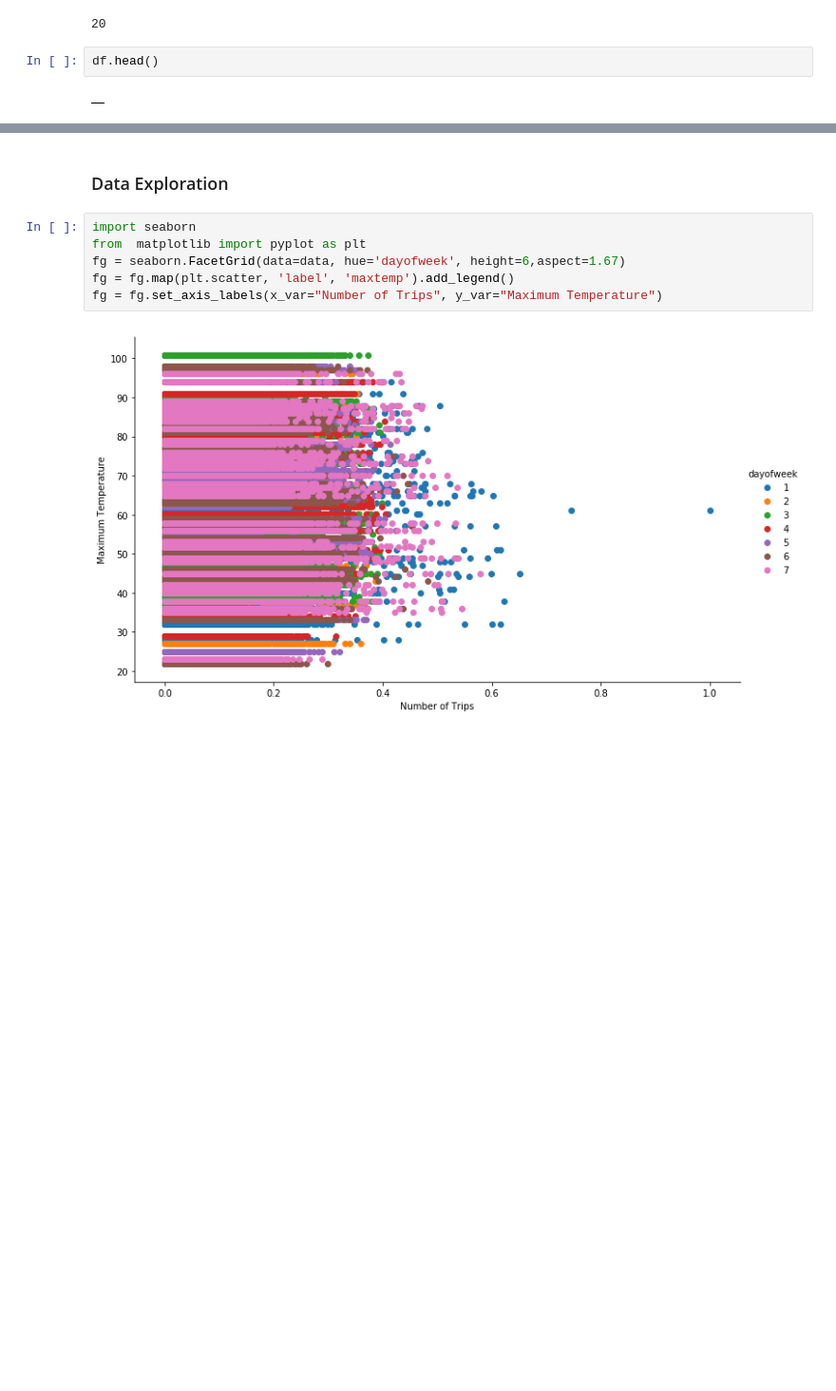
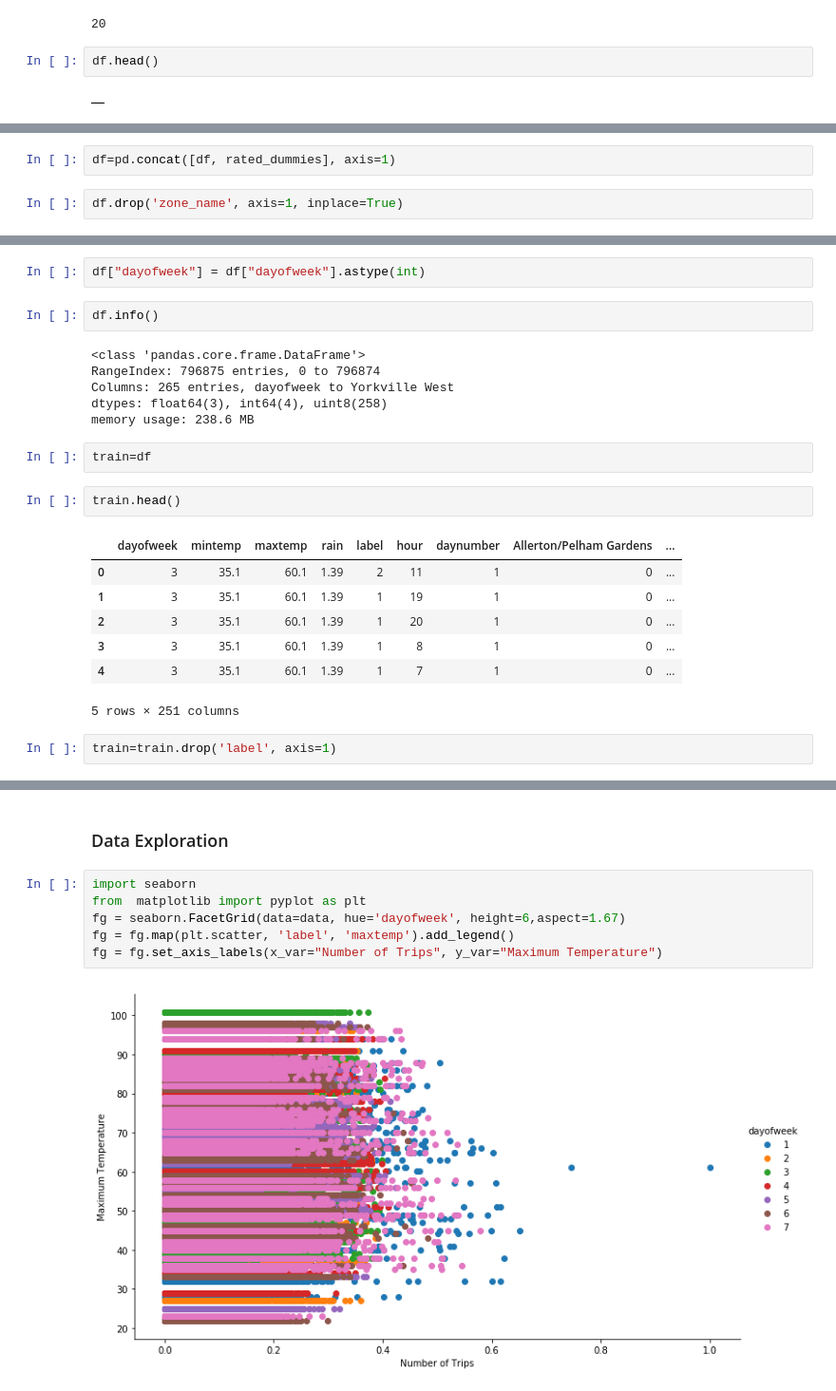
Before and after one commit to ssrbazpur/Data-Science-Starting-Kit, a Jupyter notebook: Using_BQML_to_make_predictions.ipynb, the cells around one changed output, grey strips where cells are left out. Shown: that part at 95% size. Drawn from its saved outputs; the diff is of its cells as text; blank space fills up the shorter version.

```diff
--- a/Using_BQML_to_make_predictions.ipynb
+++ b/Using_BQML_to_make_predictions.ipynb
@@ -192,0 +161,4 @@ Successfully installed dask-glm-0.2.0 dask-ml-0.13.0 multipledispatch-0.6.0
+# %%
+df=pd.concat([df, rated_dummies], axis=1)
+# %%
+df.drop('zone_name', axis=1, inplace=True)
@@ -192,0 +177,24 @@ Successfully installed dask-glm-0.2.0 dask-ml-0.13.0 multipledispatch-0.6.0
+# %%
+df["dayofweek"] = df["dayofweek"].astype(int)
+# %%
+df.info()
+# %% [output]
+<class 'pandas.core.frame.DataFrame'>
+RangeIndex: 796875 entries, 0 to 796874
+Columns: 265 entries, dayofweek to Yorkville West
+dtypes: float64(3), int64(4), uint8(258)
+memory usage: 238.6 MB
+# %%
+train=df
+# %%
+train.head()
+# %% [output]
+|  | dayofweek | mintemp | maxtemp | rain | label | hour | daynumber | Allerton/Pelham Gardens | ... |
+| 0 | 3 | 35.1 | 60.1 | 1.39 | 2 | 11 | 1 | 0 | ... |
+| 1 | 3 | 35.1 | 60.1 | 1.39 | 1 | 19 | 1 | 0 | ... |
+| 2 | 3 | 35.1 | 60.1 | 1.39 | 1 | 20 | 1 | 0 | ... |
+| 3 | 3 | 35.1 | 60.1 | 1.39 | 1 | 8 | 1 | 0 | ... |
+| 4 | 3 | 35.1 | 60.1 | 1.39 | 1 | 7 | 1 | 0 | ... |
+5 rows × 251 columns
+# %%
+train=train.drop('label', axis=1)
```
Also changed, not shown: parts of 37 cells of this notebook.
